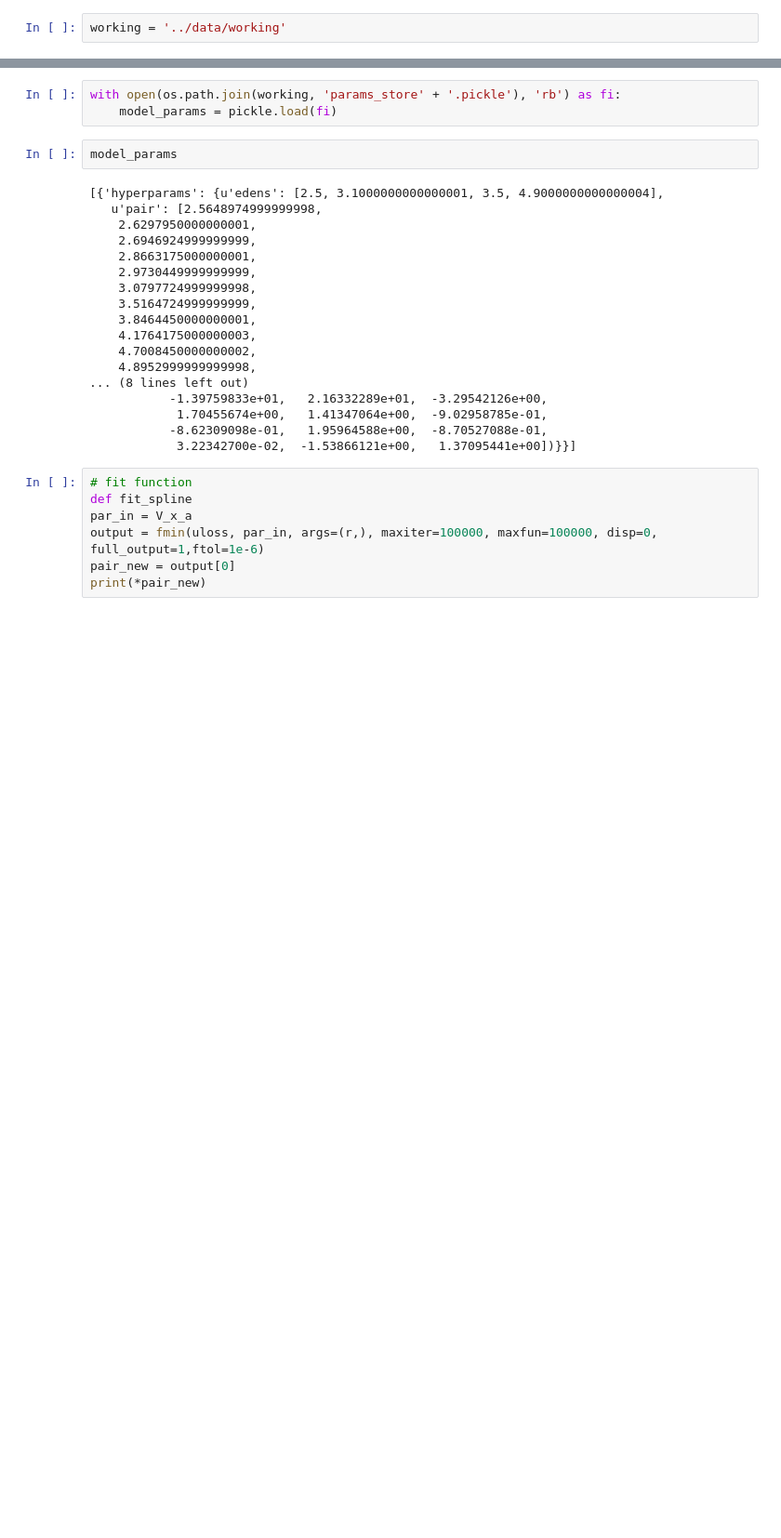
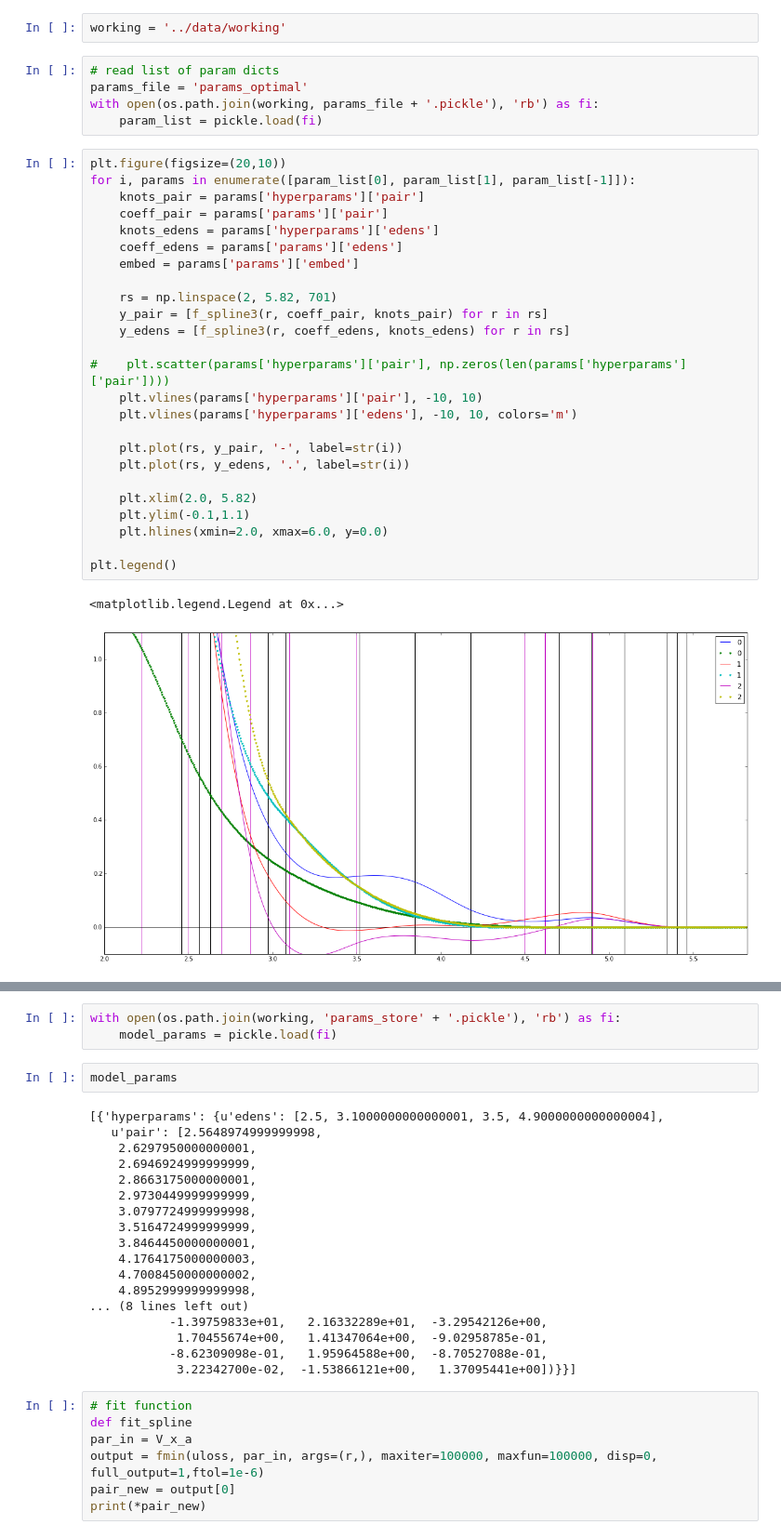
Before and after one commit to vlcekl/eam-models, a Jupyter notebook: notebooks/fit_spline.ipynb, the cells around one changed output, grey strips where cells are left out. Shown at 93% size. Saved outputs shown, nothing was run; the diff lists cells and outputs as text; blank space fills up the shorter version.

Commit message:
notebooks for spline fits and new optimization

```diff
--- a/notebooks/fit_spline.ipynb
+++ b/notebooks/fit_spline.ipynb
@@ -22,2 +35,35 @@ import matplotlib.pyplot as plt
 # %%
 working = '../data/working'
+# %%
+# read list of param dicts
+params_file = 'params_optimal'
+with open(os.path.join(working, params_file + '.pickle'), 'rb') as fi:
+    param_list = pickle.load(fi)
+# %%
+plt.figure(figsize=(20,10))
+for i, params in enumerate([param_list[0], param_list[1], param_list[-1]]):
+    knots_pair = params['hyperparams']['pair']
+    coeff_pair = params['params']['pair']
+    knots_edens = params['hyperparams']['edens']
+    coeff_edens = params['params']['edens']
+    embed = params['params']['embed']
+
+    rs = np.linspace(2, 5.82, 701)
+    y_pair = [f_spline3(r, coeff_pair, knots_pair) for r in rs]
+    y_edens = [f_spline3(r, coeff_edens, knots_edens) for r in rs]
+
+#    plt.scatter(params['hyperparams']['pair'], np.zeros(len(params['hyperparams']['pair'])))
+    plt.vlines(params['hyperparams']['pair'], -10, 10)
+    plt.vlines(params['hyperparams']['edens'], -10, 10, colors='m')
+
+    plt.plot(rs, y_pair, '-', label=str(i))
+    plt.plot(rs, y_edens, '.', label=str(i))
+
+    plt.xlim(2.0, 5.82)
+    plt.ylim(-0.1,1.1)
+    plt.hlines(xmin=2.0, xmax=6.0, y=0.0)
+
+plt.legend()
+# %% [output]
+<matplotlib.legend.Legend at 0x...>
+[figure, added]
```
Also changed, not shown: parts of 19 cells of this notebook, 9 other files.
